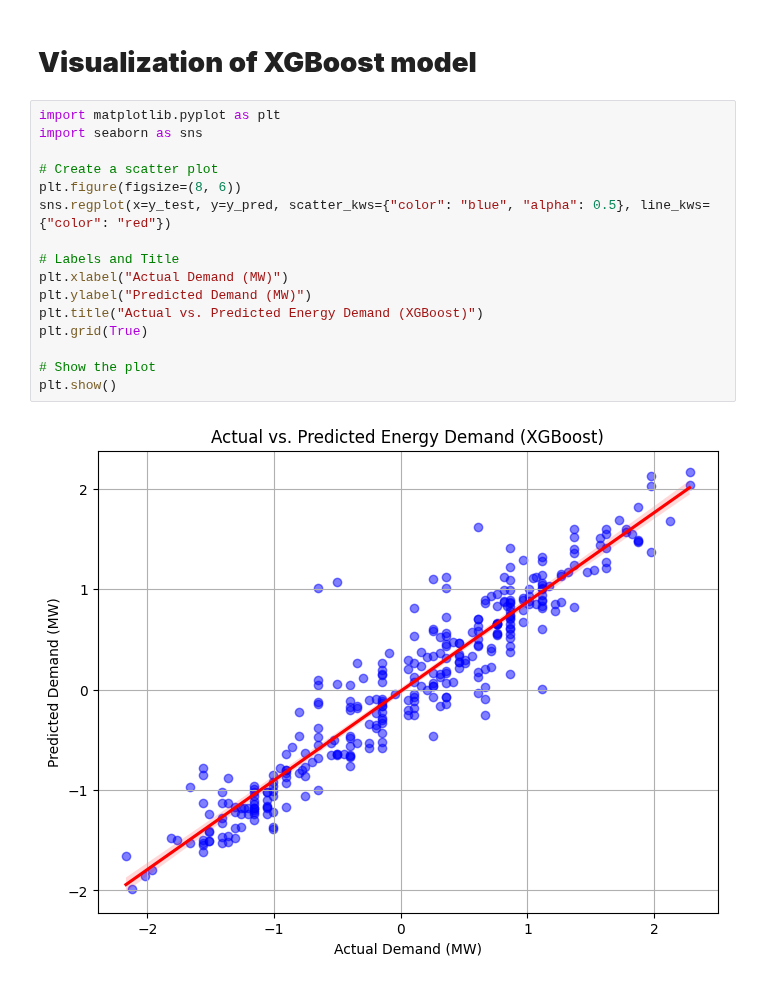
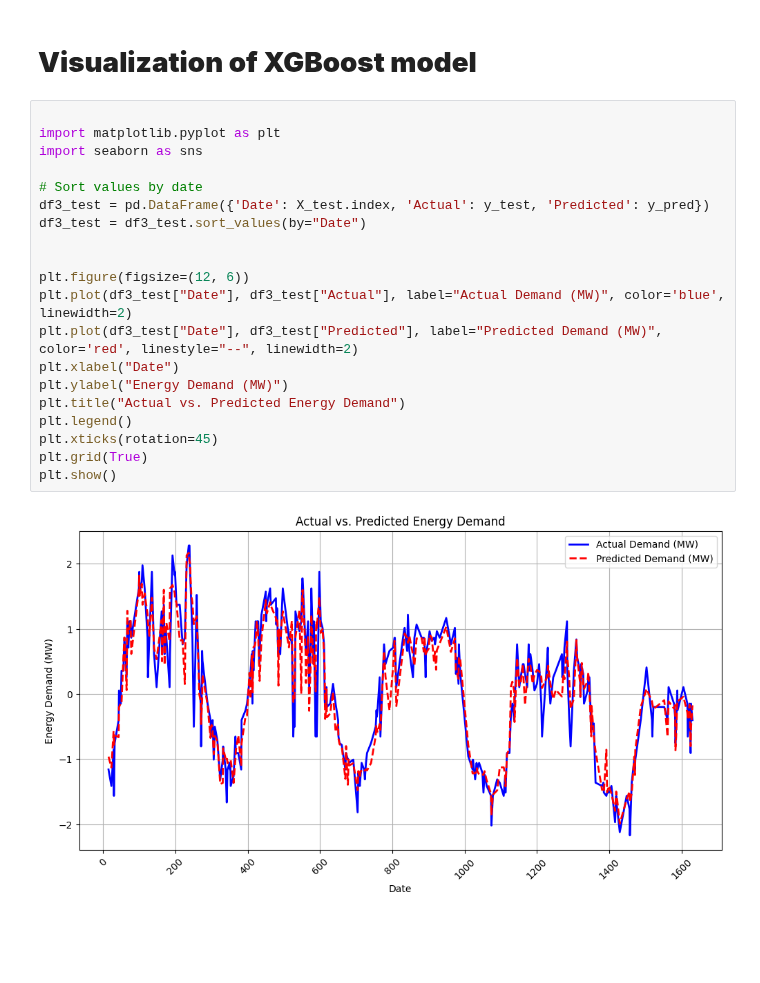
Before and after one commit to rajin-khan/GridGenius, a Jupyter notebook: Model/Model02d.ipynb, the cells around one changed output. Cells and saved outputs as stored; diff of their text form; blank space fills up the shorter version.

```diff
--- a/Model/Model02d.ipynb
+++ b/Model/Model02d.ipynb
@@ -214,21 +214,25 @@ Mean Squared error:0.09974
 Root Mean Squared error:0.31581
 # %% [markdown]
 # **Visualization of XGBoost model**
-# %%
-import matplotlib.pyplot as plt
-import seaborn as sns
-
-# Create a scatter plot
-plt.figure(figsize=(8, 6))
-sns.regplot(x=y_test, y=y_pred, scatter_kws={"color": "blue", "alpha": 0.5}, line_kws={"color": "red"})
-
-# Labels and Title
-plt.xlabel("Actual Demand (MW)")
-plt.ylabel("Predicted Demand (MW)")
-plt.title("Actual vs. Predicted Energy Demand (XGBoost)")
-plt.grid(True)
-
-# Show the plot
-plt.show()
-# %% [output]
-[figure, removed]
+# %%
+
+import matplotlib.pyplot as plt
+import seaborn as sns
+
+# Sort values by date
+df3_test = pd.DataFrame({'Date': X_test.index, 'Actual': y_test, 'Predicted': y_pred})
+df3_test = df3_test.sort_values(by="Date")
+
+
+plt.figure(figsize=(12, 6))
+plt.plot(df3_test["Date"], df3_test["Actual"], label="Actual Demand (MW)", color='blue', linewidth=2)
+plt.plot(df3_test["Date"], df3_test["Predicted"], label="Predicted Demand (MW)", color='red', linestyle="--", linewidth=2)
+plt.xlabel("Date")
+plt.ylabel("Energy Demand (MW)")
+plt.title("Actual vs. Predicted Energy Demand")
+plt.legend()
+plt.xticks(rotation=45)
+plt.grid(True)
+plt.show()
+# %% [output]
+[figure, added]
```
Also changed, not shown: parts of 1 cell of this notebook, 1 other file.
